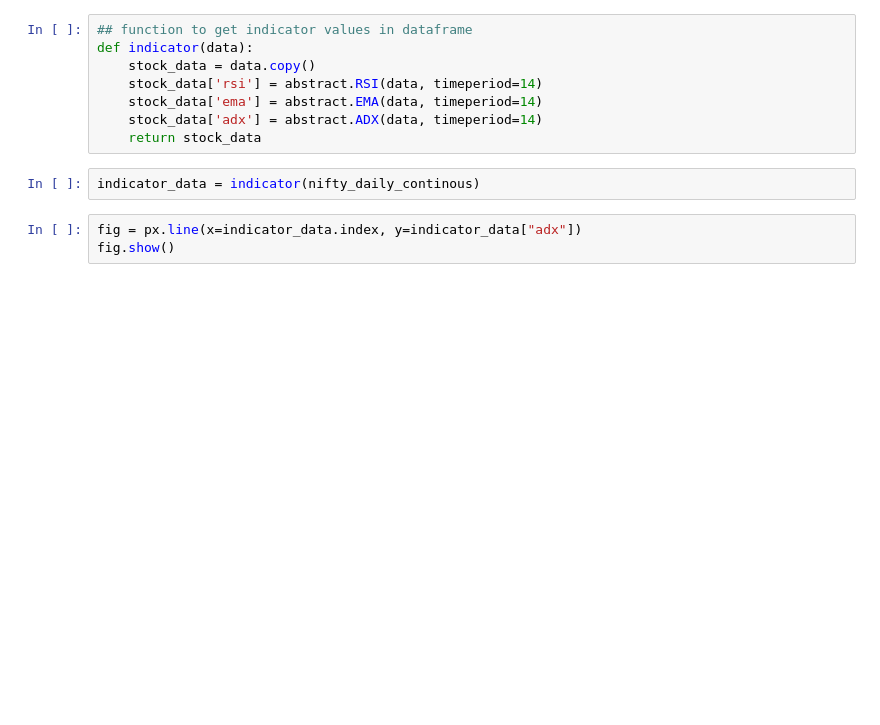
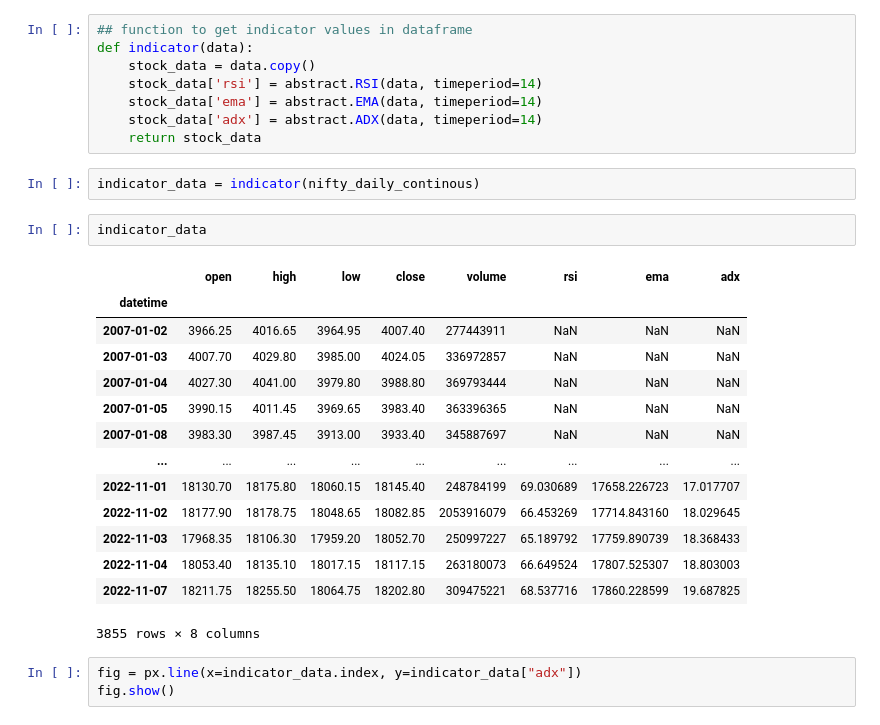
Before and after one commit to intilt/Intrade_ai, a Jupyter notebook: Notebooks/data_cleaning.ipynb, the cells around one changed output. Saved outputs shown, nothing was run; the diff lists cells and outputs as text; blank space fills up the shorter version.

Commit message:
Getting indicator values using TA-Lib

```diff
--- a/Notebooks/data_cleaning.ipynb
+++ b/Notebooks/data_cleaning.ipynb
@@ -273,6 +273,23 @@ def indicator(data):
     return stock_data
 # %%
 indicator_data = indicator(nifty_daily_continous)
+# %%
+indicator_data
+# %% [output]
+|  | open | high | low | close | volume | rsi | ema | adx |
+| datetime |  |  |  |  |  |  |  |  |
+| 2007-01-02 | 3966.25 | 4016.65 | 3964.95 | 4007.40 | 277443911 | NaN | NaN | NaN |
+| 2007-01-03 | 4007.70 | 4029.80 | 3985.00 | 4024.05 | 336972857 | NaN | NaN | NaN |
+| 2007-01-04 | 4027.30 | 4041.00 | 3979.80 | 3988.80 | 369793444 | NaN | NaN | NaN |
+| 2007-01-05 | 3990.15 | 4011.45 | 3969.65 | 3983.40 | 363396365 | NaN | NaN | NaN |
+| 2007-01-08 | 3983.30 | 3987.45 | 3913.00 | 3933.40 | 345887697 | NaN | NaN | NaN |
+| ... | ... | ... | ... | ... | ... | ... | ... | ... |
+| 2022-11-01 | 18130.70 | 18175.80 | 18060.15 | 18145.40 | 248784199 | 69.030689 | 17658.226723 | 17.017707 |
+| 2022-11-02 | 18177.90 | 18178.75 | 18048.65 | 18082.85 | 2053916079 | 66.453269 | 17714.843160 | 18.029645 |
+| 2022-11-03 | 17968.35 | 18106.30 | 17959.20 | 18052.70 | 250997227 | 65.189792 | 17759.890739 | 18.368433 |
+| 2022-11-04 | 18053.40 | 18135.10 | 18017.15 | 18117.15 | 263180073 | 66.649524 | 17807.525307 | 18.803003 |
+| 2022-11-07 | 18211.75 | 18255.50 | 18064.75 | 18202.80 | 309475221 | 68.537716 | 17860.228599 | 19.687825 |
+3855 rows × 8 columns
 # %%
 fig = px.line(x=indicator_data.index, y=indicator_data["adx"])
 fig.show()
```
Also changed, not shown: 1 other file.
